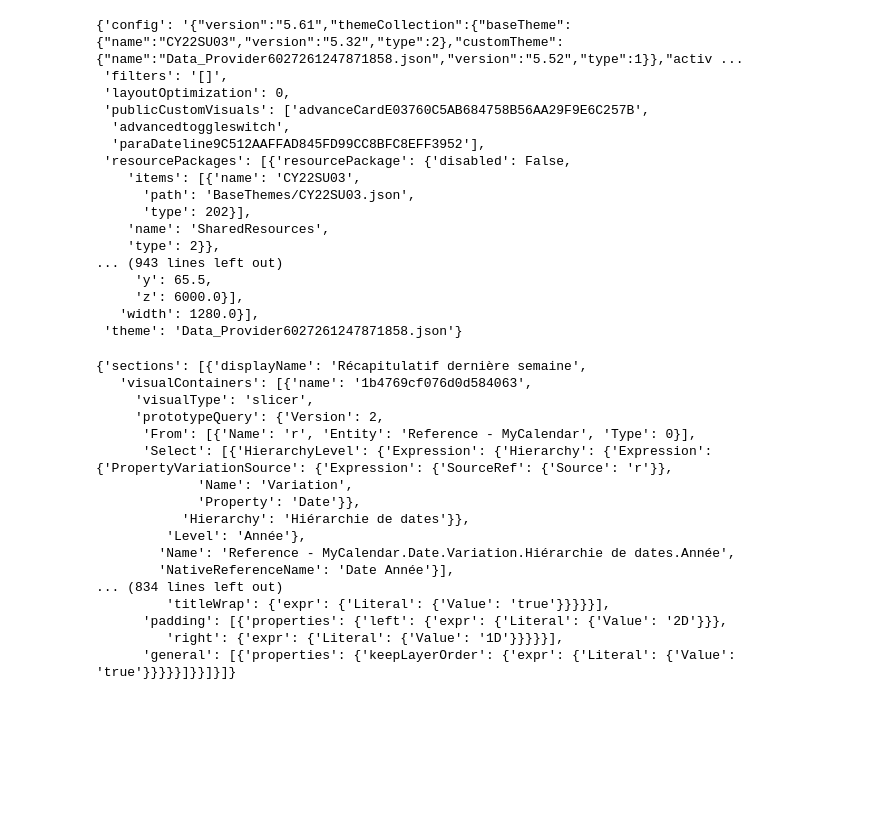
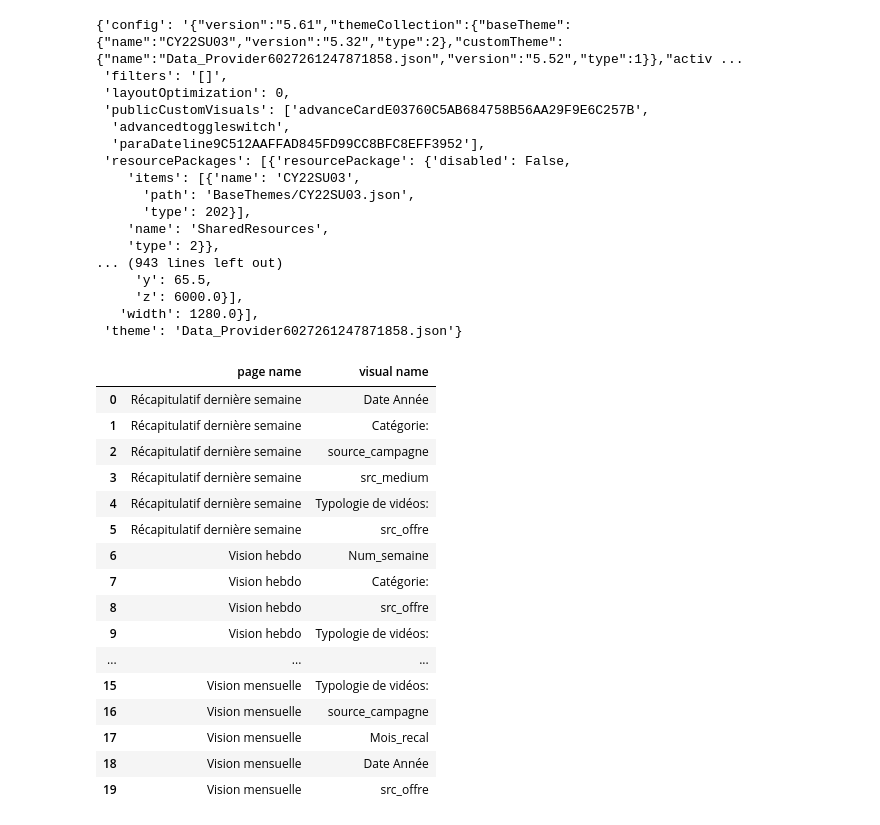
Before and after one commit to elevate-agency-data/PowerBI-LLM, a Jupyter notebook: test folder/python scripts/test.ipynb, the cells around one changed output. Saved outputs shown, nothing was run; the diff lists cells and outputs as text; code cells hidden in the pictures; blank space fills up the shorter version.

```diff
--- a/test folder/python scripts/test.ipynb
+++ b/test folder/python scripts/test.ipynb
@@ -15,7 +16,7 @@ load_dotenv()
 # Get API key from environment variable
 openai.api_key = os.getenv("OPENAI_API_KEY")
 # %%
-zip_file = 'example reports/contenus_ftv.zip'
+zip_file = '../pbip examples/contenus_ftv.zip'
 report_json_content, model_bim_content, inner_folder_path, report_json_path, model_bim_path = extract_report_and_model(zip_file)
 # %%
 report_json_content
@@ -74,21 +41,21 @@ def extract_relevant_elements_slicer_unif(json_data):
-# %%
-visuals = extract_relevant_elements_slicer_unif(report_json_content)
-visuals
-# %% [output]
-{'sections': [{'displayName': 'Récapitulatif dernière semaine',
-   'visualContainers': [{'name': '1b4769cf076d0d584063',
-     'visualType': 'slicer',
-     'prototypeQuery': {'Version': 2,
-      'From': [{'Name': 'r', 'Entity': 'Reference - MyCalendar', 'Type': 0}],
-      'Select': [{'HierarchyLevel': {'Expression': {'Hierarchy': {'Expression': {'PropertyVariationSource': {'Expression': {'SourceRef': {'Source': 'r'}},
-             'Name': 'Variation',
-             'Property': 'Date'}},
-           'Hierarchy': 'Hiérarchie de dates'}},
-         'Level': 'Année'},
-        'Name': 'Reference - MyCalendar.Date.Variation.Hiérarchie de dates.Année',
-        'NativeReferenceName': 'Date Année'}],
-... (834 lines left out)
-         'titleWrap': {'expr': {'Literal': {'Value': 'true'}}}}}],
-      'padding': [{'properties': {'left': {'expr': {'Literal': {'Value': '2D'}}},
-         'right': {'expr': {'Literal': {'Value': '1D'}}}}}],
-      'general': [{'properties': {'keepLayerOrder': {'expr': {'Literal': {'Value': 'true'}}}}}]}}]}]}
+# %%
+df = build_df(report_json_content)
+df[['page name', 'visual name']]
+# %% [output]
+|  | page name | visual name |
+| 0 | Récapitulatif dernière semaine | Date Année |
+| 1 | Récapitulatif dernière semaine | Catégorie: |
+| 2 | Récapitulatif dernière semaine | source_campagne |
+| 3 | Récapitulatif dernière semaine | src_medium |
+| 4 | Récapitulatif dernière semaine | Typologie de vidéos: |
+| 5 | Récapitulatif dernière semaine | src_offre |
+| 6 | Vision hebdo | Num_semaine |
+| 7 | Vision hebdo | Catégorie: |
+| 8 | Vision hebdo | src_offre |
+| 9 | Vision hebdo | Typologie de vidéos: |
+| ... | ... | ... |
+| 15 | Vision mensuelle | Typologie de vidéos: |
+| 16 | Vision mensuelle | source_campagne |
+| 17 | Vision mensuelle | Mois_recal |
+| 18 | Vision mensuelle | Date Année |
+| 19 | Vision mensuelle | src_offre |
```
Also changed, not shown: parts of 4 cells of this notebook, 1 other file.
